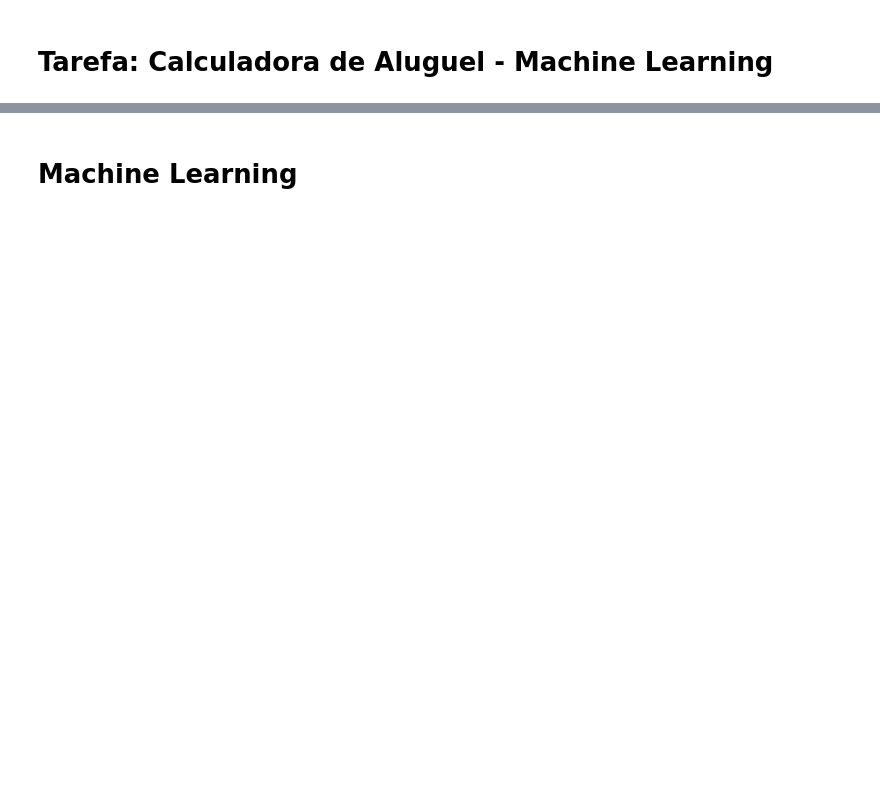
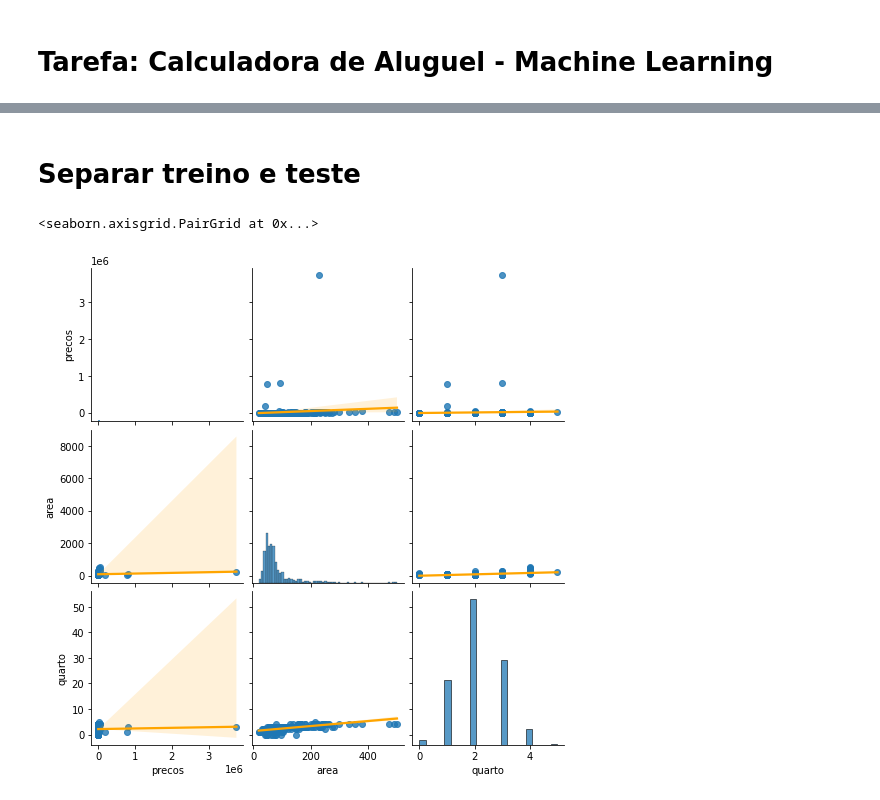
Before and after one commit to PedroMarcusso09/Web-Scraping-im-veis-Rio-de-Janeiro-, a Jupyter notebook: Machine Learning.ipynb, the cells around one changed output, grey strips where cells are left out. Saved outputs shown, nothing was run; the diff lists cells and outputs as text; code cells hidden in the pictures; blank space fills up the shorter version.

```diff
--- a/Machine Learning.ipynb
+++ b/Machine Learning.ipynb
@@ -206,2 +39,0 @@ teste.to_csv('teste_preprocessado.csv', index=False)
-# %% [markdown]
-# Machine Learning
@@ -217,0 +40,10 @@ y_test = teste['precos']
+# %% [markdown]
+# Separar treino e teste
+# %%
+import seaborn as sns
+from sklearn.model_selection import train_test_split
+train, test = train_test_split(df, test_size=0.30, random_state=42, stratify=df['zonas'])
+sns.pairplot(train, kind='reg', plot_kws={'line_kws':{'color':'orange'}})
+# %% [output]
+<seaborn.axisgrid.PairGrid at 0x...>
+[figure, added]
```
Also changed, not shown: parts of 59 cells of this notebook.
